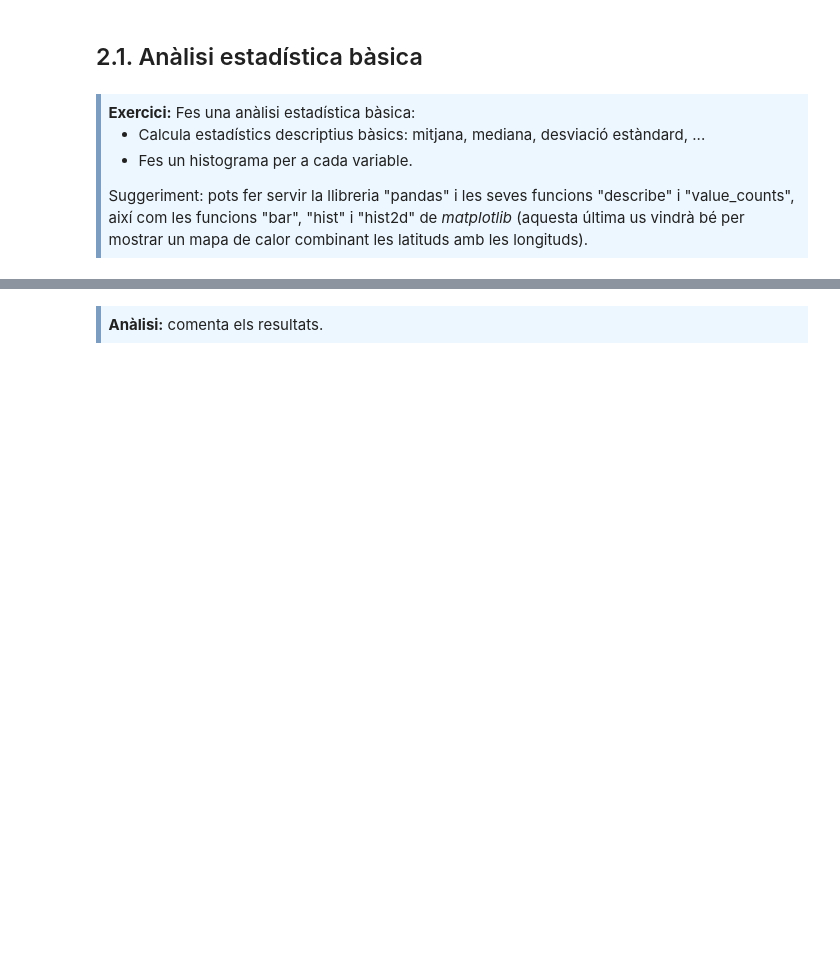
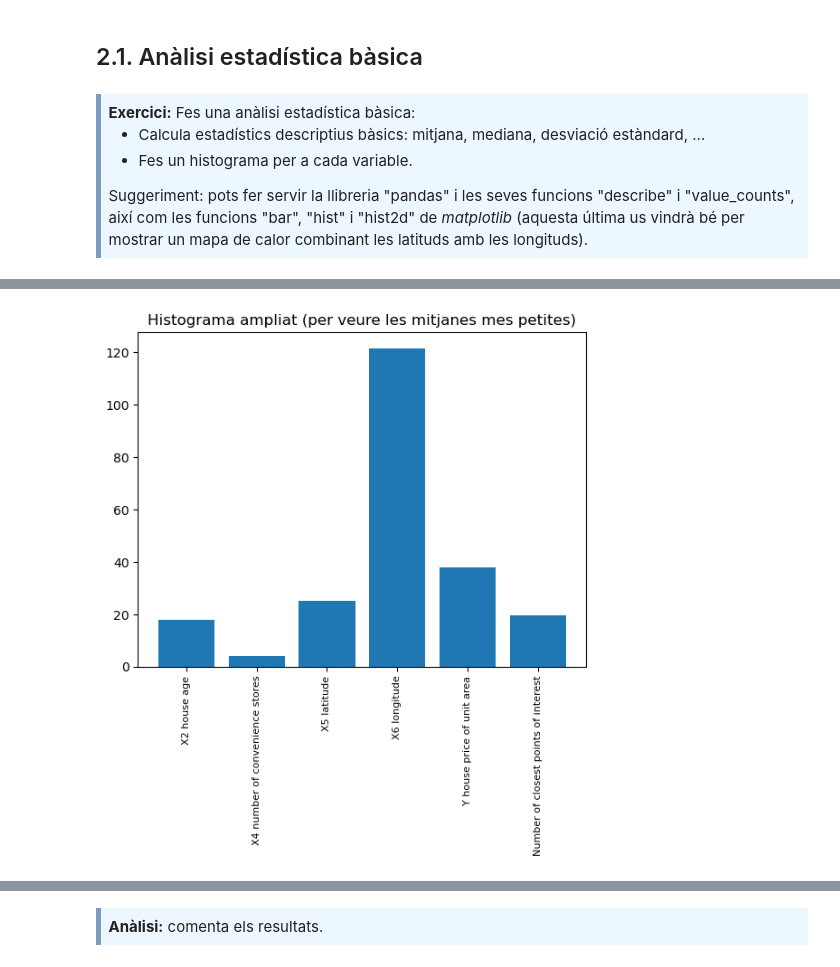
Before and after one commit to marc7666/PAC1-Aprenentatge-automatic, a Jupyter notebook: M2.991_20242_PAC1-Enunciat.ipynb, the cells around one changed output, grey strips where cells are left out. Cells and saved outputs as stored; diff of their text form; code cells hidden in the pictures; blank space fills up the shorter version.

```diff
--- a/M2.991_20242_PAC1-Enunciat.ipynb
+++ b/M2.991_20242_PAC1-Enunciat.ipynb
@@ -313,0 +339,13 @@ Suggeriment: pots fer servir la llibreria "pandas" i les seves funcions "describ
+# %%
+x_axis = np.array(["X2 house age", "X4 number of convenience stores", "X5 latitude", "X6 longitude",
+                   "Y house price of unit area", "Number of closest points of interest"])
+y_axis = np.array([statistics.loc["mean"].values[2], statistics.loc["mean"].values[4],
+                 statistics.loc["mean"].values[5], statistics.loc["mean"].values[6], statistics.loc["mean"].values[7],
+                 statistics.loc["mean"].values[8]])
+plt.figure()
+plt.bar(x_axis, y_axis)
+plt.title("Histograma ampliat (per veure les mitjanes mes petites)")
+plt.tick_params(axis='x', rotation=90,labelsize=8)
+plt.show()
+# %% [output]
+[figure, added]
```
Also changed, not shown: parts of 11 cells of this notebook.
